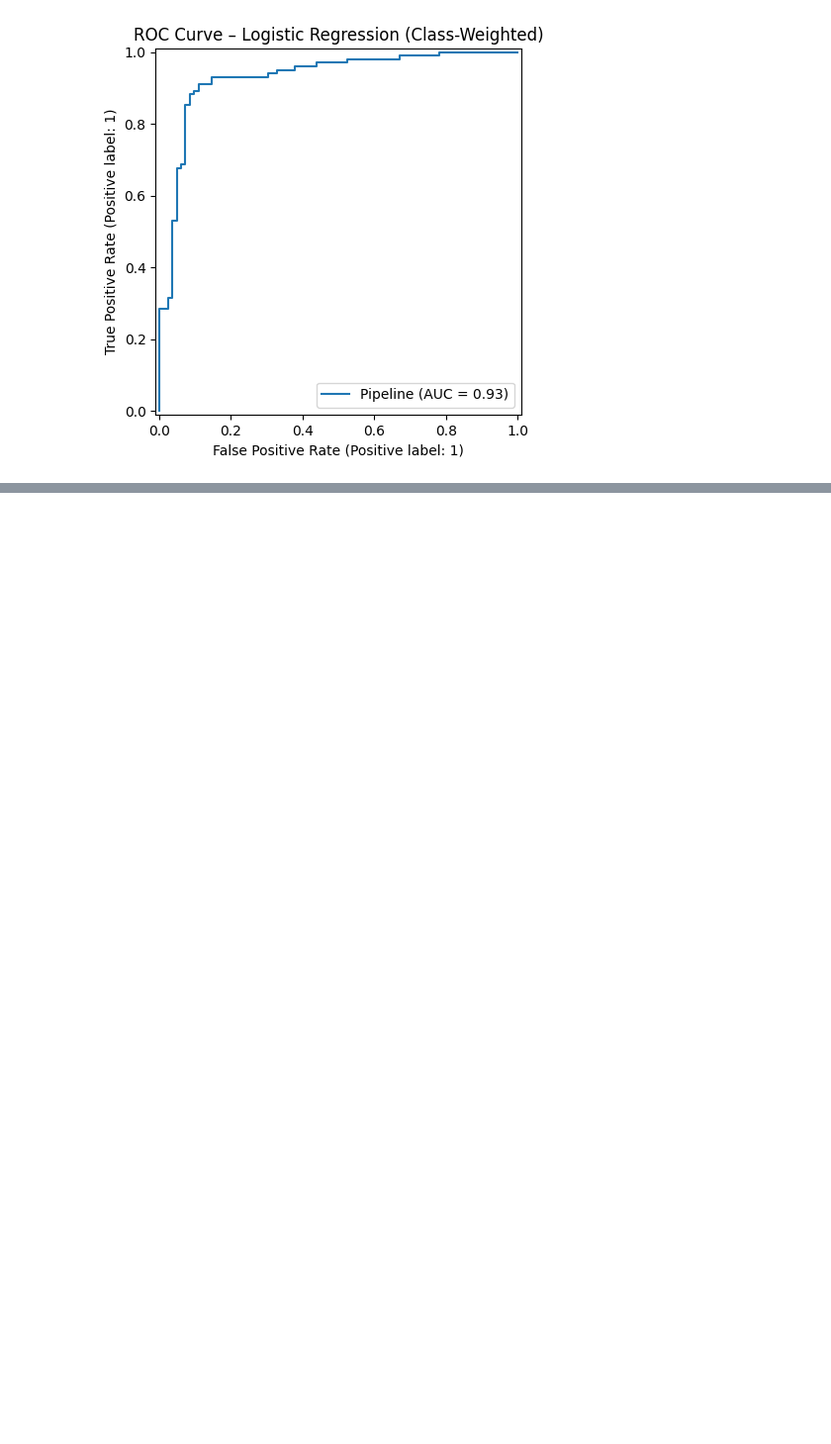
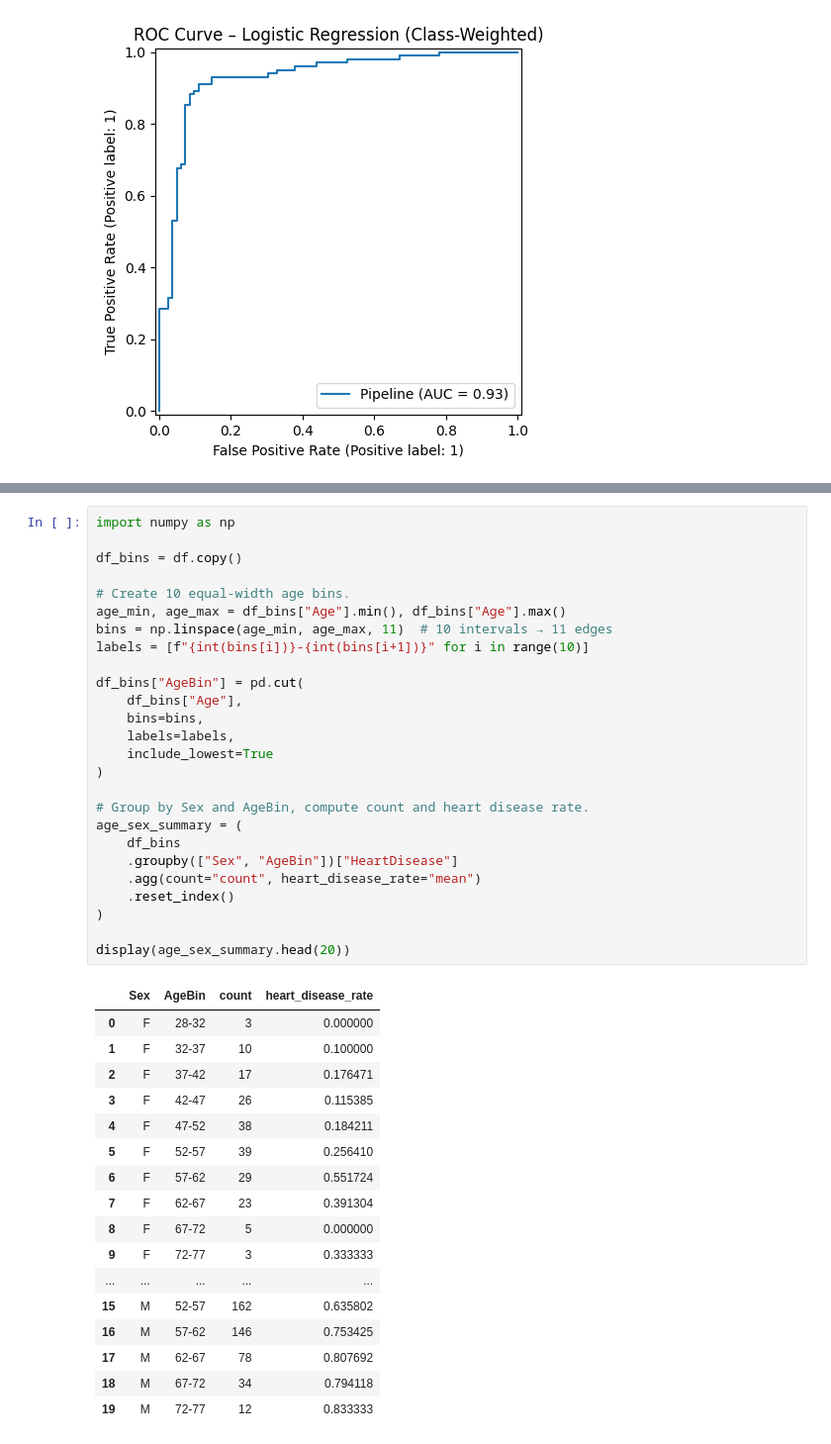
Before and after one commit to Sublymonal/aai501, a Jupyter notebook: logistic_regression.ipynb, the cells around one changed output, grey strips where cells are left out. Shown: that part at 99% size. Saved outputs shown, nothing was run; the diff lists cells and outputs as text; blank space fills up the shorter version.

```diff
--- a/logistic_regression.ipynb
+++ b/logistic_regression.ipynb
@@ -329,0 +338,44 @@ plt.show()
+# %%
+import numpy as np
+
+df_bins = df.copy()
+
+# Create 10 equal-width age bins.
+age_min, age_max = df_bins["Age"].min(), df_bins["Age"].max()
+bins = np.linspace(age_min, age_max, 11)  # 10 intervals → 11 edges
+labels = [f"{int(bins[i])}-{int(bins[i+1])}" for i in range(10)]
+
+df_bins["AgeBin"] = pd.cut(
+    df_bins["Age"],
+    bins=bins,
+    labels=labels,
+    include_lowest=True
+)
+
+# Group by Sex and AgeBin, compute count and heart disease rate.
+age_sex_summary = (
+    df_bins
+    .groupby(["Sex", "AgeBin"])["HeartDisease"]
+    .agg(count="count", heart_disease_rate="mean")
+    .reset_index()
+)
+
+display(age_sex_summary.head(20))
+# %% [output]
+|  | Sex | AgeBin | count | heart_disease_rate |
+| 0 | F | 28-32 | 3 | 0.000000 |
+| 1 | F | 32-37 | 10 | 0.100000 |
+| 2 | F | 37-42 | 17 | 0.176471 |
+| 3 | F | 42-47 | 26 | 0.115385 |
+| 4 | F | 47-52 | 38 | 0.184211 |
+| 5 | F | 52-57 | 39 | 0.256410 |
+| 6 | F | 57-62 | 29 | 0.551724 |
+| 7 | F | 62-67 | 23 | 0.391304 |
+| 8 | F | 67-72 | 5 | 0.000000 |
+| 9 | F | 72-77 | 3 | 0.333333 |
+| ... | ... | ... | ... | ... |
+| 15 | M | 52-57 | 162 | 0.635802 |
+| 16 | M | 57-62 | 146 | 0.753425 |
+| 17 | M | 62-67 | 78 | 0.807692 |
+| 18 | M | 67-72 | 34 | 0.794118 |
+| 19 | M | 72-77 | 12 | 0.833333 |
```
Also changed, not shown: parts of 3 cells of this notebook.
